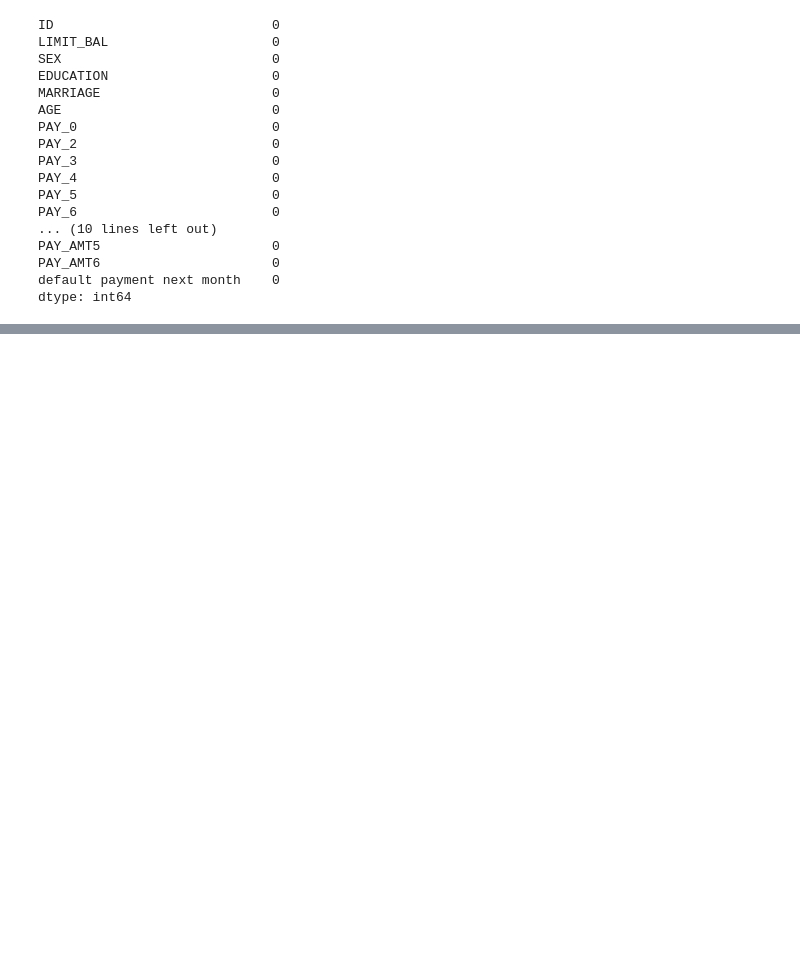
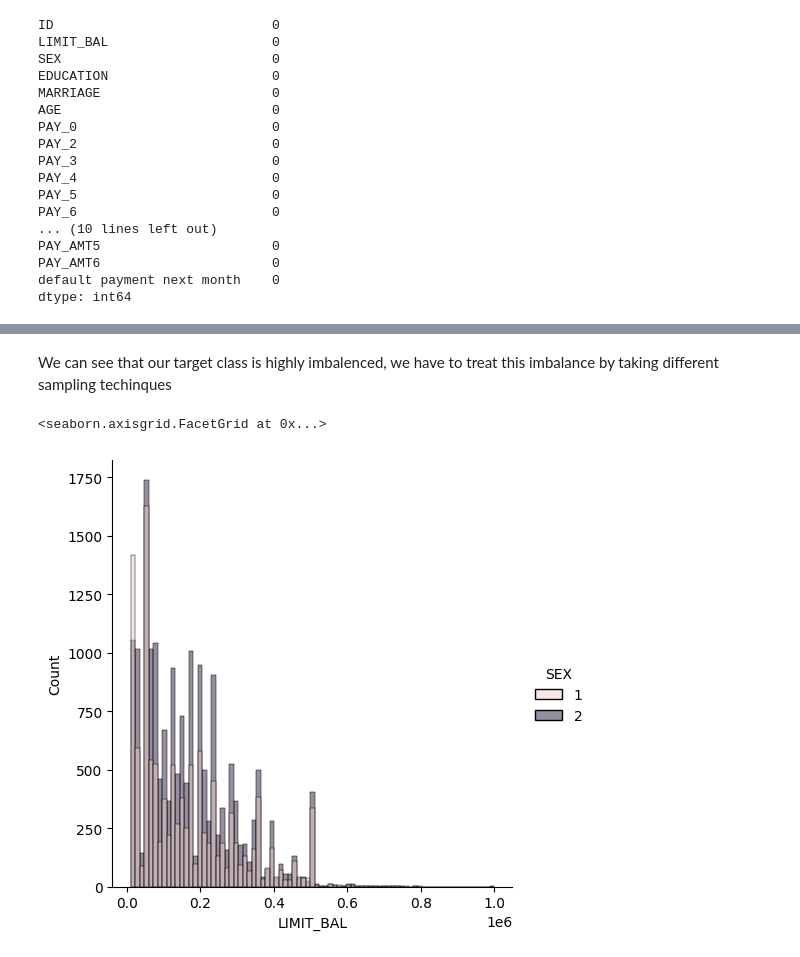
Before and after one commit to SaamarthMeston/Capstone-Project-3---Credit-card-default, a Jupyter notebook: Capston_project_3_(Credit_car_default_prediction).ipynb, the cells around one changed output, grey strips where cells are left out. Drawn from its saved outputs; the diff is of its cells as text; code cells hidden in the pictures; blank space fills up the shorter version.

```diff
--- a/Capston_project_3_(Credit_car_default_prediction).ipynb
+++ b/Capston_project_3_(Credit_car_default_prediction).ipynb
@@ -72,0 +153,7 @@ dtype: int64
+# %% [markdown]
+We can see that our target class is highly imbalenced, we have to treat this imbalance by taking different sampling techinques
+# %%
+sns.displot(Df, x = 'LIMIT_BAL', hue = 'SEX')
+# %% [output]
+<seaborn.axisgrid.FacetGrid at 0x...>
+[figure, added]
```
Also changed, not shown: parts of 44 cells of this notebook.
